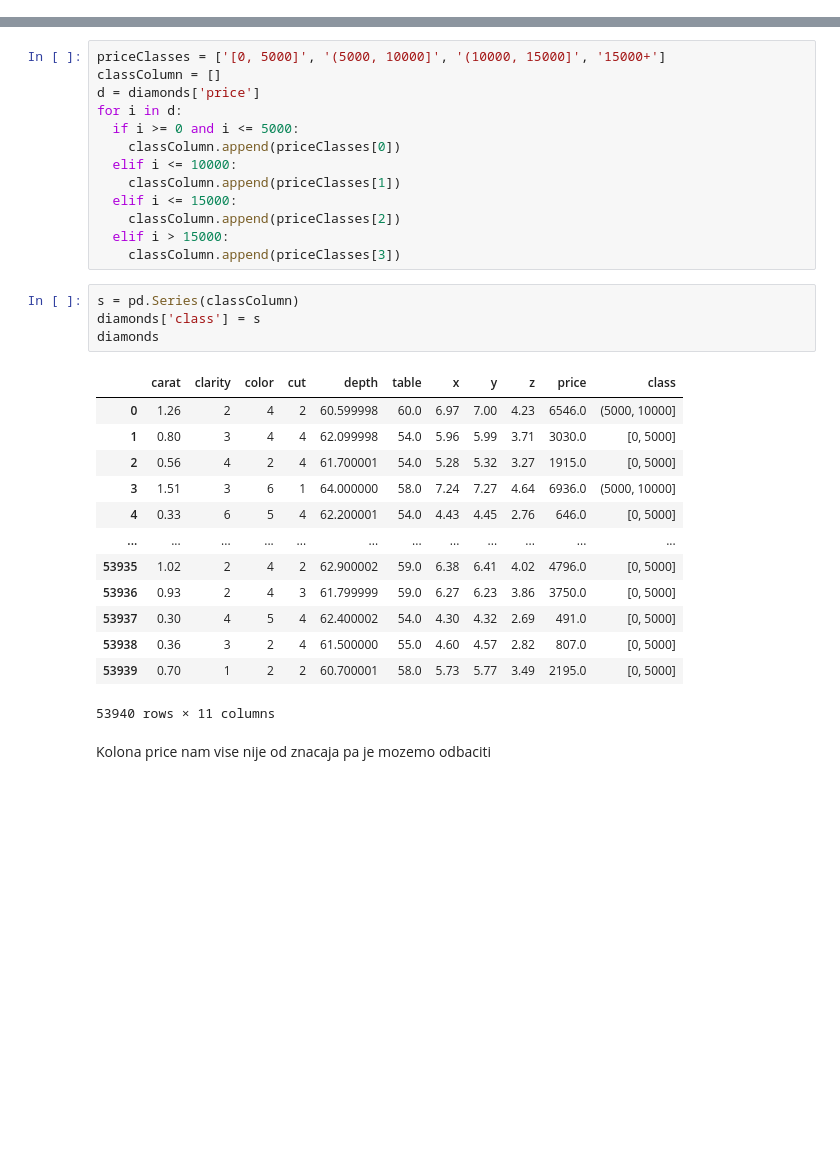
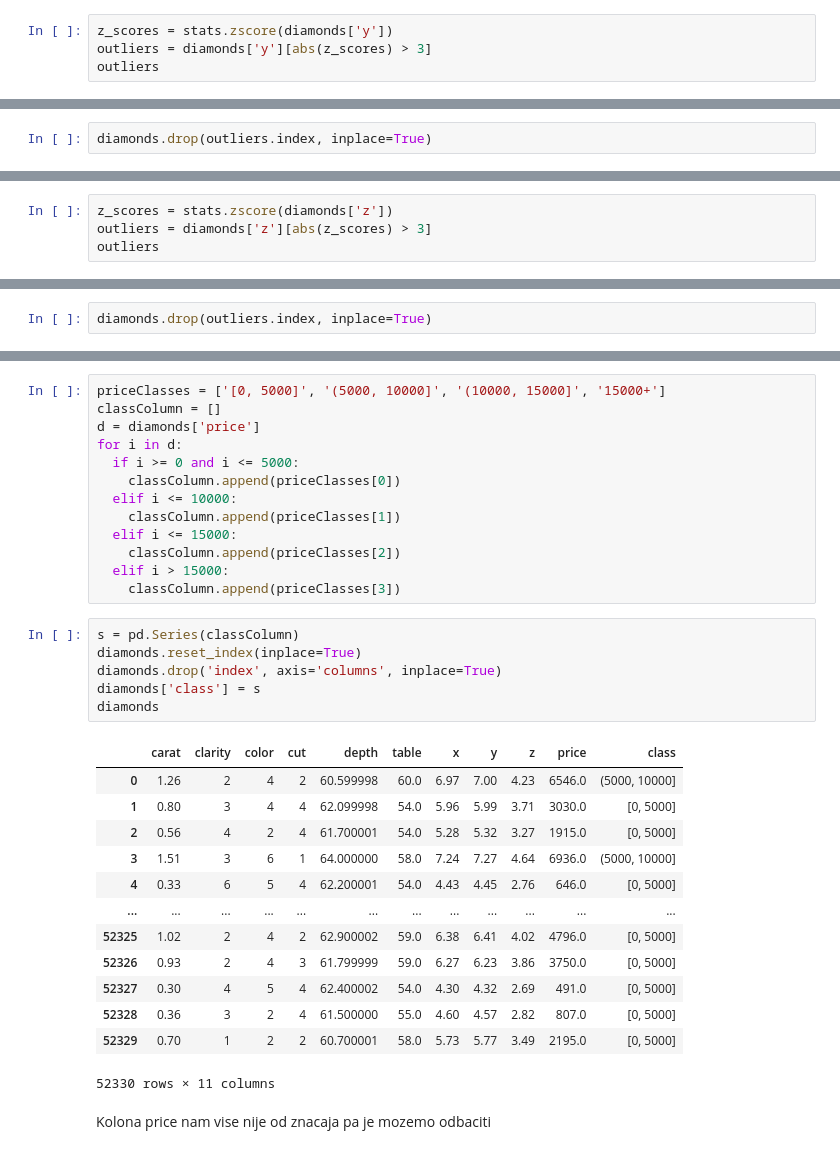
Before and after one commit to MATF-istrazivanje-podataka-1/2023_Data_Mining_Diamonds_Dataset, a Jupyter notebook: Preprocessing.ipynb, the cells around one changed output, grey strips where cells are left out. Drawn from its saved outputs; the diff is of its cells as text; blank space fills up the shorter version.

```diff
--- a/Preprocessing.ipynb
+++ b/Preprocessing.ipynb
@@ -105,0 +224,4 @@ Kao sto vidimo, NaN vrednosti nema
+# %%
+z_scores = stats.zscore(diamonds['y'])
+outliers = diamonds['y'][abs(z_scores) > 3]
+outliers
@@ -105,0 +232,2 @@ Kao sto vidimo, NaN vrednosti nema
+# %%
+diamonds.drop(outliers.index, inplace=True)
@@ -105,0 +238,4 @@ Kao sto vidimo, NaN vrednosti nema
+# %%
+z_scores = stats.zscore(diamonds['z'])
+outliers = diamonds['z'][abs(z_scores) > 3]
+outliers
@@ -105,0 +258,2 @@ Kao sto vidimo, NaN vrednosti nema
+# %%
+diamonds.drop(outliers.index, inplace=True)
@@ -129,22 +326,24 @@ for i in d:
     classColumn.append(priceClasses[3])
 # %%
 s = pd.Series(classColumn)
+diamonds.reset_index(inplace=True)
+diamonds.drop('index', axis='columns', inplace=True)
 diamonds['class'] = s
 diamonds
 # %% [output]
 |  | carat | clarity | color | cut | depth | table | x | y | z | price | class |
 | 0 | 1.26 | 2 | 4 | 2 | 60.599998 | 60.0 | 6.97 | 7.00 | 4.23 | 6546.0 | (5000, 10000] |
 | 1 | 0.80 | 3 | 4 | 4 | 62.099998 | 54.0 | 5.96 | 5.99 | 3.71 | 3030.0 | [0, 5000] |
 | 2 | 0.56 | 4 | 2 | 4 | 61.700001 | 54.0 | 5.28 | 5.32 | 3.27 | 1915.0 | [0, 5000] |
 | 3 | 1.51 | 3 | 6 | 1 | 64.000000 | 58.0 | 7.24 | 7.27 | 4.64 | 6936.0 | (5000, 10000] |
 | 4 | 0.33 | 6 | 5 | 4 | 62.200001 | 54.0 | 4.43 | 4.45 | 2.76 | 646.0 | [0, 5000] |
 | ... | ... | ... | ... | ... | ... | ... | ... | ... | ... | ... | ... |
-| 53935 | 1.02 | 2 | 4 | 2 | 62.900002 | 59.0 | 6.38 | 6.41 | 4.02 | 4796.0 | [0, 5000] |
-| 53936 | 0.93 | 2 | 4 | 3 | 61.799999 | 59.0 | 6.27 | 6.23 | 3.86 | 3750.0 | [0, 5000] |
-| 53937 | 0.30 | 4 | 5 | 4 | 62.400002 | 54.0 | 4.30 | 4.32 | 2.69 | 491.0 | [0, 5000] |
-| 53938 | 0.36 | 3 | 2 | 4 | 61.500000 | 55.0 | 4.60 | 4.57 | 2.82 | 807.0 | [0, 5000] |
-| 53939 | 0.70 | 1 | 2 | 2 | 60.700001 | 58.0 | 5.73 | 5.77 | 3.49 | 2195.0 | [0, 5000] |
+| 52325 | 1.02 | 2 | 4 | 2 | 62.900002 | 59.0 | 6.38 | 6.41 | 4.02 | 4796.0 | [0, 5000] |
+| 52326 | 0.93 | 2 | 4 | 3 | 61.799999 | 59.0 | 6.27 | 6.23 | 3.86 | 3750.0 | [0, 5000] |
+| 52327 | 0.30 | 4 | 5 | 4 | 62.400002 | 54.0 | 4.30 | 4.32 | 2.69 | 491.0 | [0, 5000] |
+| 52328 | 0.36 | 3 | 2 | 4 | 61.500000 | 55.0 | 4.60 | 4.57 | 2.82 | 807.0 | [0, 5000] |
+| 52329 | 0.70 | 1 | 2 | 2 | 60.700001 | 58.0 | 5.73 | 5.77 | 3.49 | 2195.0 | [0, 5000] |
-53940 rows × 11 columns
+52330 rows × 11 columns
 # %% [markdown]
 Kolona price nam vise nije od znacaja pa je mozemo odbaciti
 # %%
```
Also changed, not shown: parts of 53 cells of this notebook, 3 other files.
